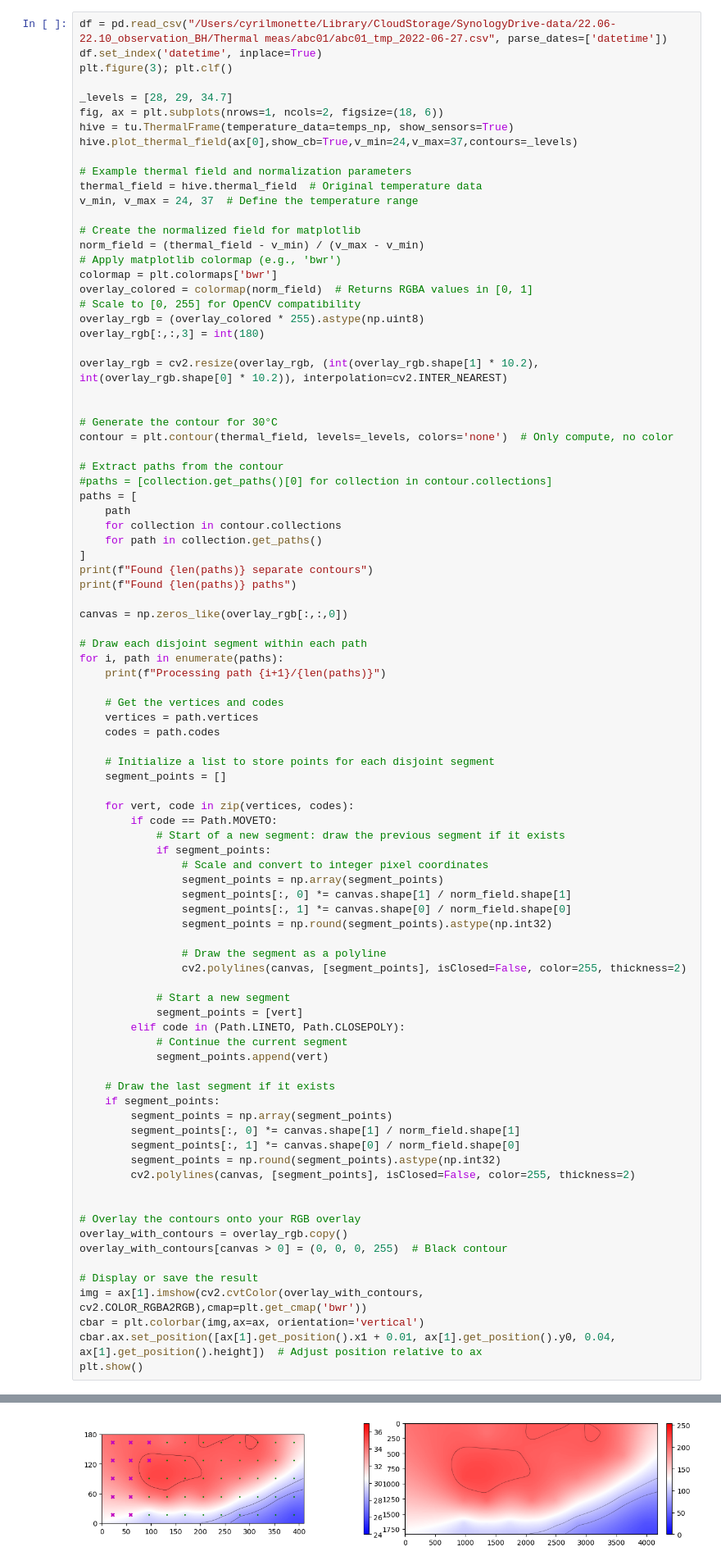
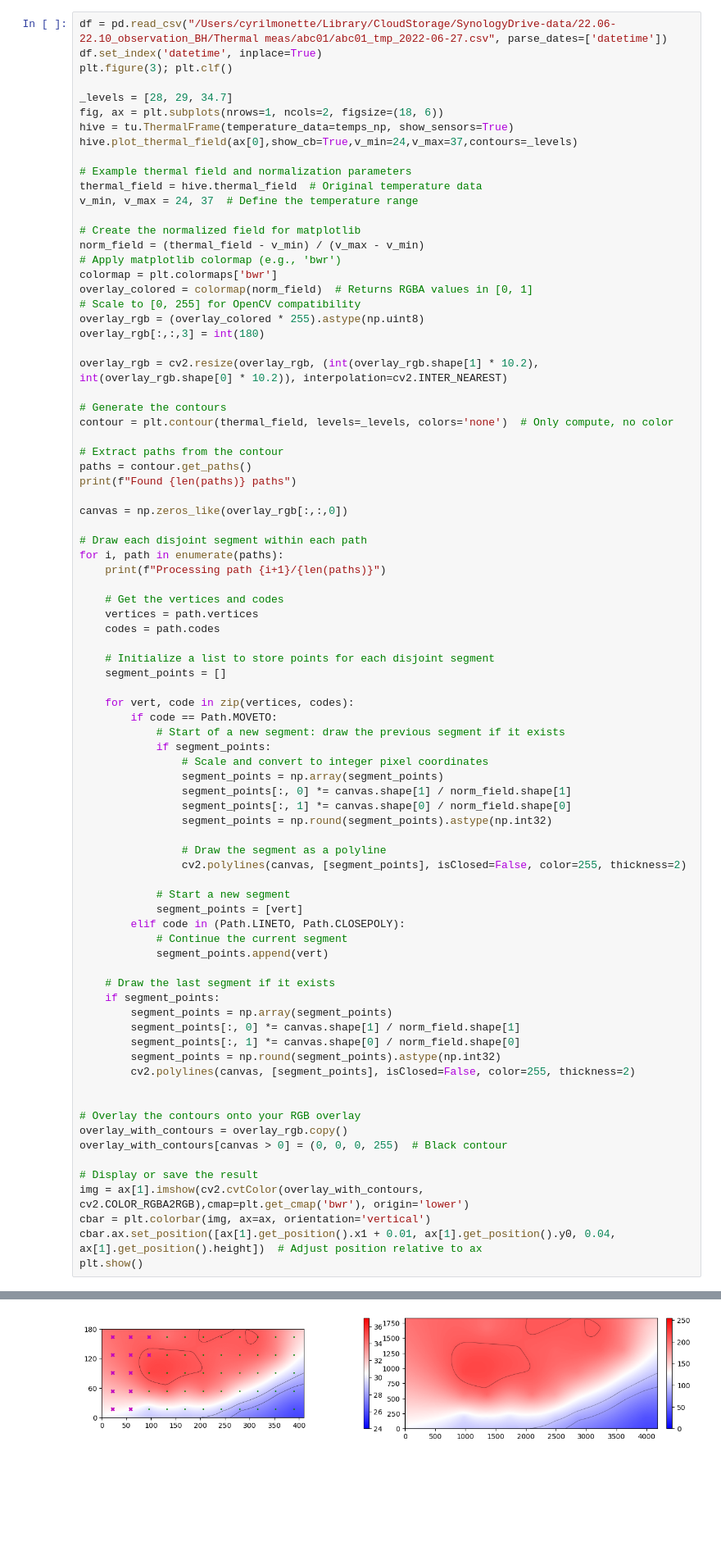
Before and after one commit to epfl-mobots/ABCThermalPlots, a Jupyter notebook: sandbox.ipynb, the cells around one changed output, grey strips where cells are left out. Shown at 82% size. Drawn from its saved outputs; the diff is of its cells as text; blank space fills up the shorter version.

Commit message:
harmonised bottom-left origin in working space

```diff
--- a/sandbox.ipynb
+++ b/sandbox.ipynb
@@ -275,18 +275,11 @@ overlay_rgb[:,:,3] = int(180)
 
 overlay_rgb = cv2.resize(overlay_rgb, (int(overlay_rgb.shape[1] * 10.2), int(overlay_rgb.shape[0] * 10.2)), interpolation=cv2.INTER_NEAREST)
 
-
-# Generate the contour for 30°C
+# Generate the contours
 contour = plt.contour(thermal_field, levels=_levels, colors='none')  # Only compute, no color
 
 # Extract paths from the contour
-#paths = [collection.get_paths()[0] for collection in contour.collections]
-paths = [
-    path
-    for collection in contour.collections
-    for path in collection.get_paths()
-]
-print(f"Found {len(paths)} separate contours")
+paths = contour.get_paths()
 print(f"Found {len(paths)} paths")
 
 canvas = np.zeros_like(overlay_rgb[:,:,0])
@@ -335,8 +328,8 @@ overlay_with_contours = overlay_rgb.copy()
 overlay_with_contours[canvas > 0] = (0, 0, 0, 255)  # Black contour
 
 # Display or save the result
-img = ax[1].imshow(cv2.cvtColor(overlay_with_contours, cv2.COLOR_RGBA2RGB),cmap=plt.get_cmap('bwr'))
-cbar = plt.colorbar(img,ax=ax, orientation='vertical')
+img = ax[1].imshow(cv2.cvtColor(overlay_with_contours, cv2.COLOR_RGBA2RGB),cmap=plt.get_cmap('bwr'), origin='lower')
+cbar = plt.colorbar(img, ax=ax, orientation='vertical')
 cbar.ax.set_position([ax[1].get_position().x1 + 0.01, ax[1].get_position().y0, 0.04, ax[1].get_position().height])  # Adjust position relative to ax
 plt.show()
 # %% [output]
@@ -344,6 +336,6 @@ Found 3 separate contours
 Found 3 paths
 Processing path 1/3
 Processing path 2/3
 Processing path 3/3
 <Figure size 640x480 with 0 Axes>
-[figure, old version]
+[figure, new version]
```
Also changed, not shown: parts of 7 cells of this notebook, 1 other file.
